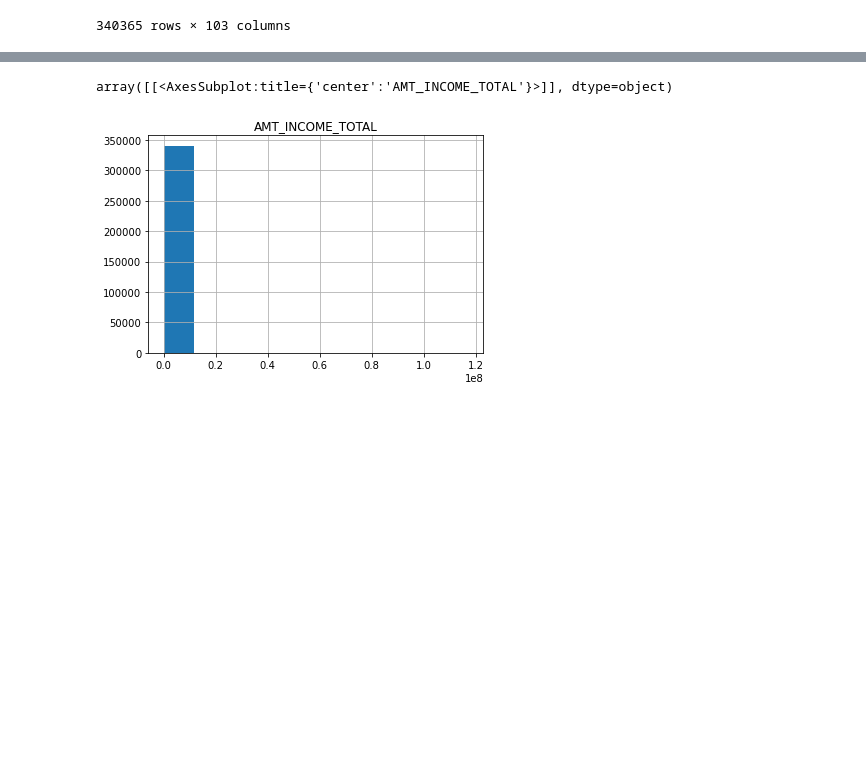
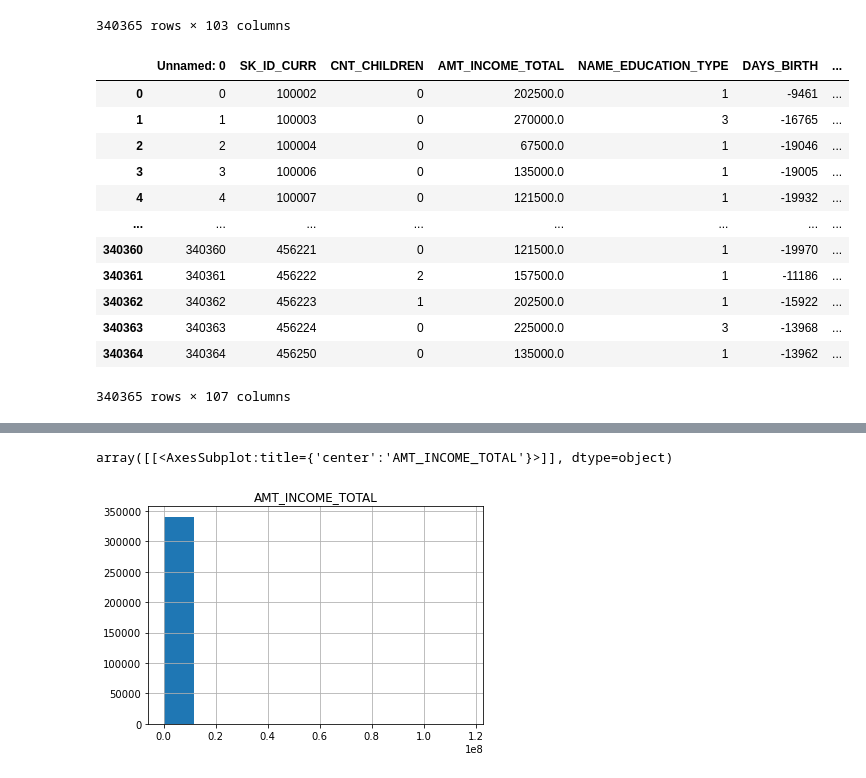
Before and after one commit to hazel1002/credit_risk, a Jupyter notebook: main_ML/LogisticRegression.ipynb, the cells around one changed output, grey strips where cells are left out. Drawn from its saved outputs; the diff is of its cells as text; code cells hidden in the pictures; blank space fills up the shorter version.

```diff
--- a/main_ML/LogisticRegression.ipynb
+++ b/main_ML/LogisticRegression.ipynb
@@ -128,6 +128,24 @@ new_data
 | 340363 | 451362 | 2 | 337500.0 | 3 | -14116 | -1936 | ... |
 | 340364 | 453660 | 0 | 120784.5 | 3 | -9182 | -140 | ... |
 340365 rows × 103 columns
+# %%
+import pandas as pd
+main = pd.read_csv('/Users/hazel/Documents/credit_project_data/final_main.csv')
+main
+# %% [output]
+|  | Unnamed: 0 | SK_ID_CURR | CNT_CHILDREN | AMT_INCOME_TOTAL | NAME_EDUCATION_TYPE | DAYS_BIRTH | ... |
+| 0 | 0 | 100002 | 0 | 202500.0 | 1 | -9461 | ... |
+| 1 | 1 | 100003 | 0 | 270000.0 | 3 | -16765 | ... |
+| 2 | 2 | 100004 | 0 | 67500.0 | 1 | -19046 | ... |
+| 3 | 3 | 100006 | 0 | 135000.0 | 1 | -19005 | ... |
+| 4 | 4 | 100007 | 0 | 121500.0 | 1 | -19932 | ... |
+| ... | ... | ... | ... | ... | ... | ... | ... |
+| 340360 | 340360 | 456221 | 0 | 121500.0 | 1 | -19970 | ... |
+| 340361 | 340361 | 456222 | 2 | 157500.0 | 1 | -11186 | ... |
+| 340362 | 340362 | 456223 | 1 | 202500.0 | 1 | -15922 | ... |
+| 340363 | 340363 | 456224 | 0 | 225000.0 | 3 | -13968 | ... |
+| 340364 | 340364 | 456250 | 0 | 135000.0 | 1 | -13962 | ... |
+340365 rows × 107 columns
 # %%
 # ref_feature_selection
 group2_feature = new_data[['AMT_INCOME_TOTAL', 'DAYS_BIRTH', 'DAYS_EMPLOYED', 'DAYS_REGISTRATION',
```
Also changed, not shown: parts of 2 cells of this notebook, 21 other files.
